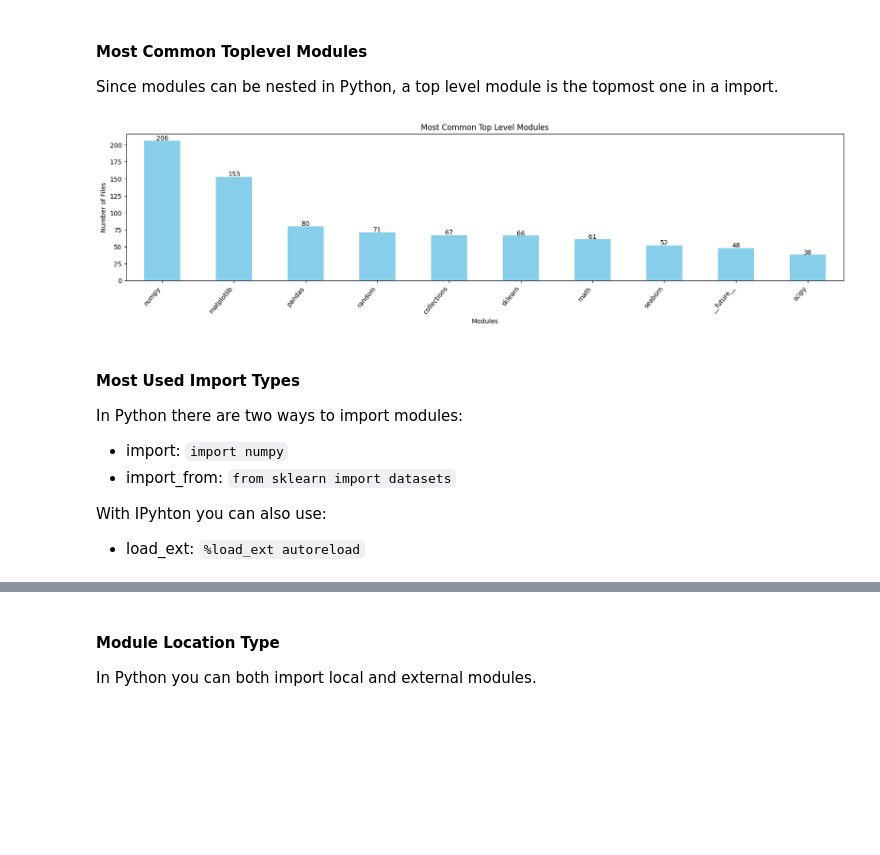
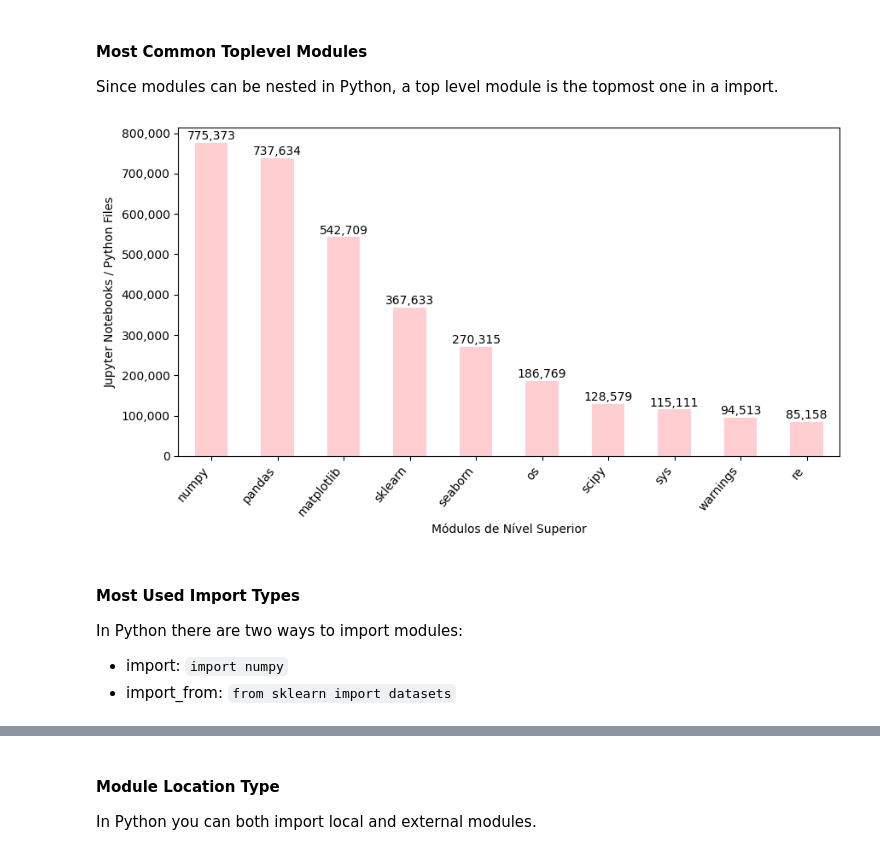
Before and after one commit to dew-uff/dsmining, a Jupyter notebook: src/analyzes/a4_modules.ipynb, the cells around one changed output, grey strips where cells are left out. Drawn from its saved outputs; the diff is of its cells as text; code cells hidden in the pictures; blank space fills up the shorter version.

```diff
--- a/src/analyzes/a4_modules.ipynb
+++ b/src/analyzes/a4_modules.ipynb
@@ -35,4 +36,0 @@ display(modules)
-# %%
-modules = get_toplevel_modules(modules)
-print("In all we found {} modules in valid python files and jupyter notebooks."
-          .format( len(modules)))
@@ -42,2 +47,4 @@ coluna local_any
 # %% [markdown]
 #### Most Popular Modules
+# %%
+any_any_modules = get_toplevel_modules(modules, ['any_any'])
@@ -53,20 +65,17 @@ ax1.set_xlabel("Modules");
 #### Most Common Toplevel Modules
 Since modules can be nested in Python, a top level module is the topmost one in a import.
 # %%
-fig2, ax2, count2 = display_counts(modules["toplevel_any_any"], width=20, show_values=True, plot=False,
-                                   cut=slice(None, 10), logy=False, color='skyblue')
+fig2, ax2, count2 = display_counts(any_any_modules["toplevel_any_any"], width=10, show_values=True, plot=False,
+                                   cut=slice(None, 10), logy=False, color='#FFCED1')
 ax2.set_xticklabels(ax2.get_xticklabels(), rotation=50, ha="right")
 ax2.legend().set_visible(False)
-ax2.set_title("Most Common Top Level Modules")
-ax2.set_ylabel("Number of Files")
-ax2.set_xlabel("Modules");
+ax2.set_ylabel("Jupyter Notebooks / Python Files")
+ax2.set_xlabel("Módulos de Nível Superior")
+fig2.savefig("outputs/a4/modulos_toplevel.png", dpi=500, bbox_inches='tight', format='png')
 # %% [output]
-[figure, old version]
+[figure, new version]
 # %% [markdown]
 #### Most Used Import Types
 In Python there are two ways to import modules:
 - import: `import numpy`
 - import_from: `from sklearn import datasets`
-
-With IPyhton you can also use:
-- load_ext: `%load_ext autoreload`
```
Also changed, not shown: parts of 21 cells of this notebook, 22 other files.
